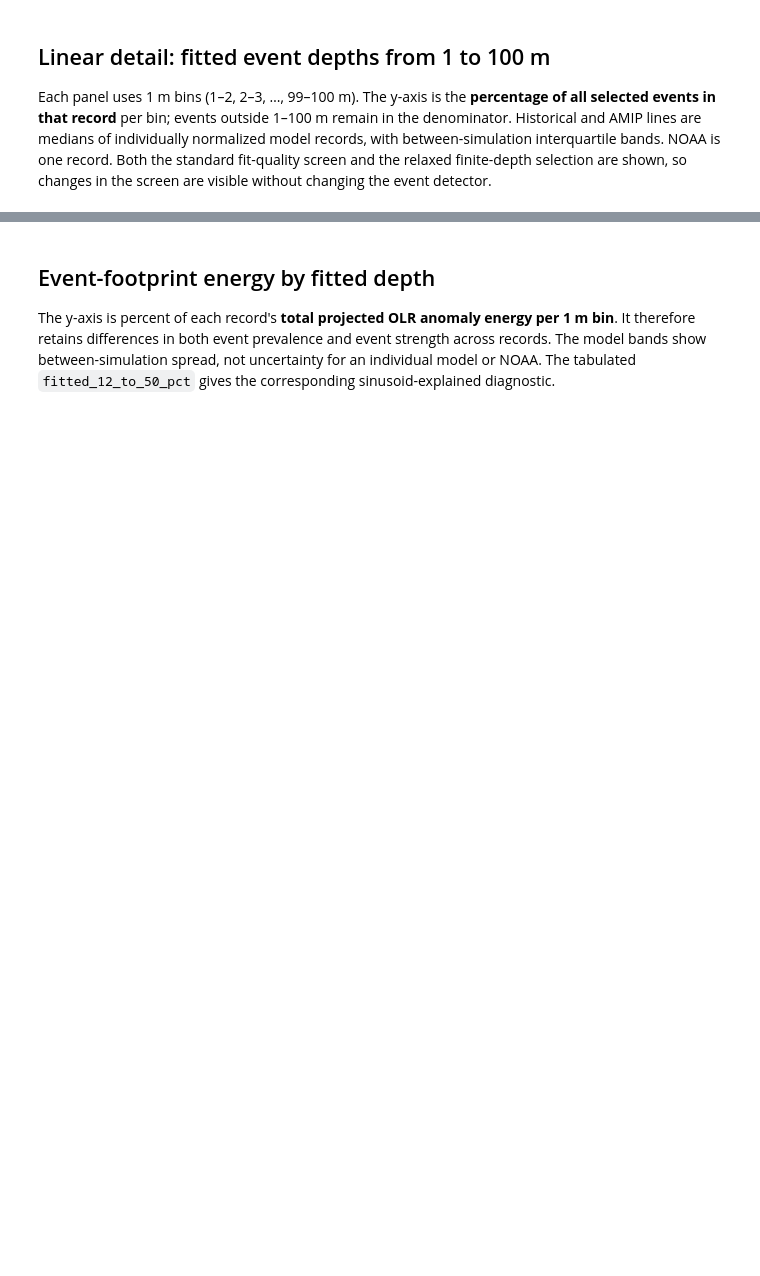
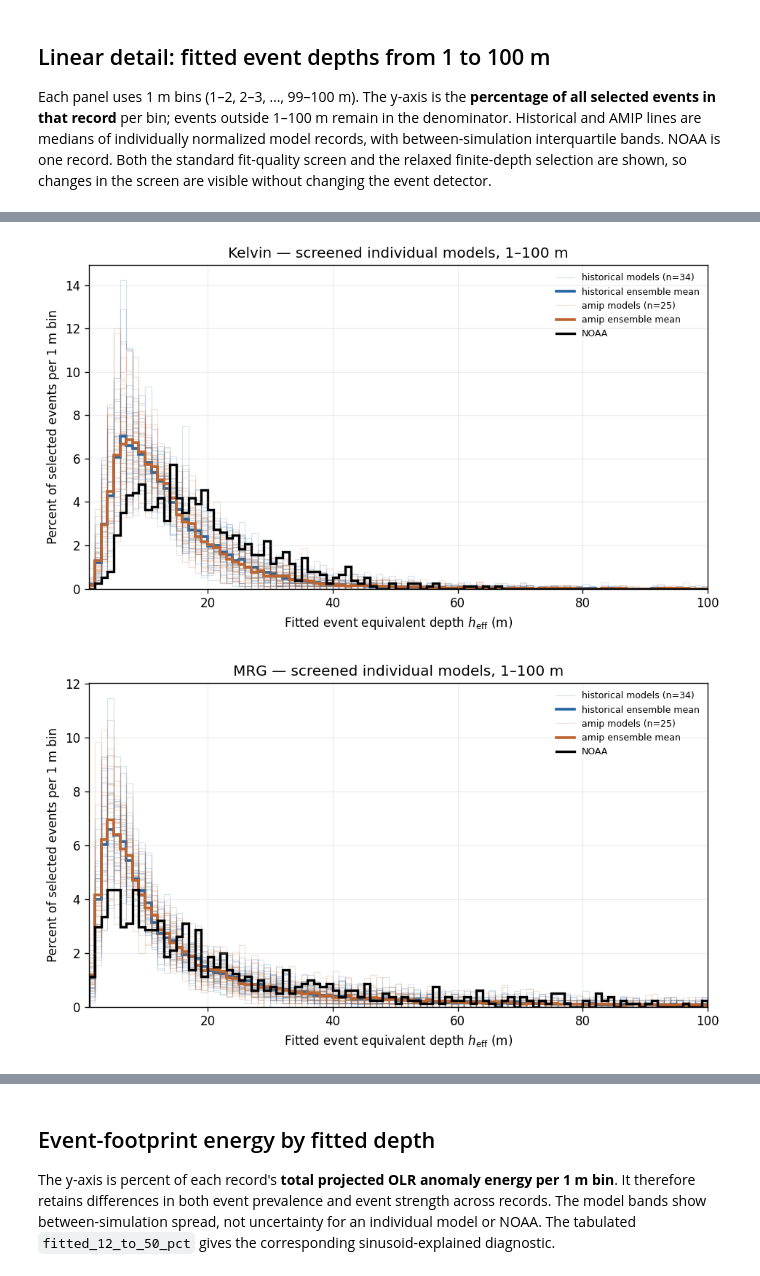
Before and after one commit to pedroanguloumana/cmip6_equiv_depth_distributions, a Jupyter notebook: notebooks/codex_heff_comparison_cmip6.ipynb, the cells around one changed output, grey strips where cells are left out. Cells and saved outputs as stored; diff of their text form; code cells hidden in the pictures; blank space fills up the shorter version.

```diff
--- a/notebooks/codex_heff_comparison_cmip6.ipynb
+++ b/notebooks/codex_heff_comparison_cmip6.ipynb
@@ -242,0 +248,34 @@ for selection in ("screened", "relaxed"):
+# %%
+for selection in ("screened", "relaxed"):
+    for wave in WAVES:
+        fig, ax = plt.subplots(figsize=(8.0, 4.7), dpi=120)
+        for experiment, color in (("historical", "#2765a1"), ("amip", "#bd6530")):
+            rows = model_counts.loc[(model_counts.wave_type == wave)
+                                    & (model_counts.selection == selection)
+                                    & (model_counts.experiment == experiment)].sort_values(["model", "member"])
+            percent = (100 * rows[LINEAR_DETAIL_BINS].to_numpy(dtype=float)
+                       / rows.selected_events.to_numpy()[:, None])
+            for index, values in enumerate(percent):
+                ax.stairs(values, LINEAR_DETAIL_EDGES_M, color=color,
+                          linewidth=0.7, alpha=0.18,
+                          label=f"{experiment} models (n={len(rows)})" if index == 0 else "_nolegend_")
+            ax.stairs(percent.mean(axis=0), LINEAR_DETAIL_EDGES_M, color=color,
+                      linewidth=2.2, label=f"{experiment} ensemble mean")
+        row = noaa_counts.loc[(noaa_counts.wave_type == wave)
+                              & (noaa_counts.selection == selection)].iloc[0]
+        noaa_percent = (100 * row[LINEAR_DETAIL_BINS].to_numpy(dtype=float)
+                        / row.selected_events)
+        ax.stairs(noaa_percent, LINEAR_DETAIL_EDGES_M, color="black",
+                  linewidth=2.0, label="NOAA")
+        ax.set(xlim=(1, 100), ylim=(0, None),
+               xlabel=r"Fitted event equivalent depth $h_{\mathrm{eff}}$ (m)",
+               ylabel="Percent of selected events per 1 m bin",
+               title=f"{wave} — {selection} individual models, 1–100 m")
+        ax.grid(alpha=0.2)
+        ax.legend(frameon=False, fontsize=7.5)
+        fig.tight_layout()
+        display(fig)
+        plt.close(fig)
+# %% [output]
+[figure, added]
+[figure, added]
```
Also changed, not shown: parts of 7 cells of this notebook, 2 other files.
